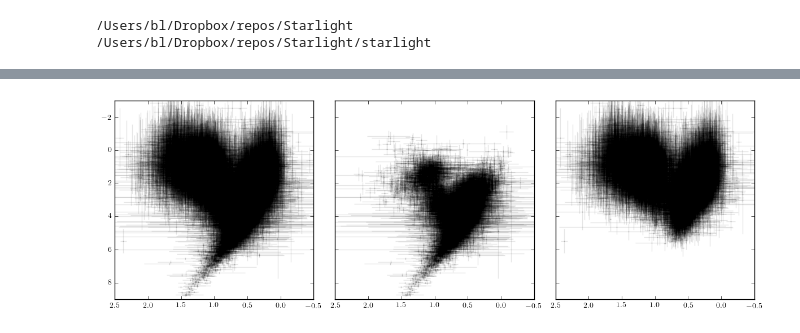
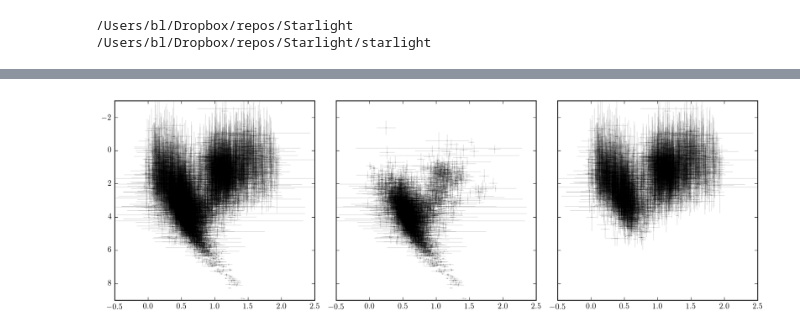
Before and after one commit to errai34/Starlight, a Jupyter notebook: notebooks/Simple HHRD applied to TGAS.ipynb, the cells around one changed output, grey strips where cells are left out. Drawn from its saved outputs; the diff is of its cells as text; code cells hidden in the pictures.

```diff
--- a/notebooks/Simple HHRD applied to TGAS.ipynb
+++ b/notebooks/Simple HHRD applied to TGAS.ipynb
@@ -91,7 +96,7 @@ Number of objects= 1464782
 bayestar = dustmaps.bayestar.BayestarQuery(max_samples=2)
 sfd = dustmaps.sfd.SFDQuery()
 # %%
-nobj = int(5e4) # len(df) #
+nobj = int(1e4) # len(df) #
 sel = np.random.choice(len(df), nobj, replace=False)
 
 varpi = df[['parallax']].values[sel, :].ravel().astype(np.double)
@@ -101,6 +106,7 @@ ls = df[['l']].values[sel, :].ravel().astype(np.double)
 bs = df[['b']].values[sel, :].ravel().astype(np.double)
 distances = (1/varpi)
 coords = SkyCoord(ls*units.deg, bs*units.deg, distance=distances*units.pc, frame='galactic')
+ras, decs = coords.icrs.ra.rad, coords.icrs.dec.rad
 ebv = bayestar(coords, mode='median')
 ebv2 = sfd(coords)
 ind2 = ~np.isfinite(ebv)
@@ -139,7 +145,7 @@ fig.tight_layout()
 # %%
 # Construct tiling of mag-color space
-nbins_perdim = 40
-finenbins_perdim = 160
+nbins_perdim = 60
+finenbins_perdim = 4*nbins_perdim
 nbins = nbins_perdim**(ncols+1)
 lines = [np.linspace(-3, 9, nbins_perdim), np.linspace(-0.5, 2.5, nbins_perdim)]
 flines = [np.linspace(-3, 9, finenbins_perdim), np.linspace(-0.5, 2.5, finenbins_perdim)]
@@ -216,7 +224,7 @@ for i in range(nsamp):
         stacked_counts += counts / nsamp
 # %%
 # Arbitrary cut but 0 or 1 should be reasonnable
-selection = np.where(stacked_counts.ravel() > 1.0)[0]
+selection = np.where(stacked_counts.ravel() > 0.5)[0]
 binamps = 1*stacked_counts.ravel() / np.sum(stacked_counts)
 naive_model = hrd(xfine, binamps, binmus, binsigs).reshape(fgrids[0].shape)
 #selection = np.where(bincounts > 0)[0]
@@ -225,10 +233,10 @@ binamps_selection[selection] = 1
 selectionfct_model = hrd(xfine, binamps_selection, binmus, binsigs).reshape(fgrids[0].shape)
 print(selection.size, nbins)
 
-import scipy.ndimage.filters
-binamps_selection2 = 1 - scipy.ndimage.filters.uniform_filter(1-binamps_selection.reshape(mugrids[0].shape),
-                                                          2, mode='nearest').ravel()
-selectionfct_model2 = hrd(xfine, binamps_selection2, binmus, binsigs).reshape(fgrids[0].shape)
+#import scipy.ndimage.filters
+#binamps_selection2 = 1 - scipy.ndimage.filters.uniform_filter(1-binamps_selection.reshape(mugrids[0].shape),
+#                                                          2, mode='nearest').ravel()
+#selectionfct_model2 = hrd(xfine, binamps_selection2, binmus, binsigs).reshape(fgrids[0].shape)
 #selection = np.where(binamps_selection > 0)[0]
 #print(selection.size, nbins)
 # %% [output]
@@ -236,3 +244,27 @@ selectionfct_model2 = hrd(xfine, binamps_selection2, binmus, binsigs).reshape(fg
+# %%
+# validation : random subset of object. Add noise
+# in the rest:
+# training 1: all objects
+# training 2: best objects
+# training 3: worst objects
+meanerrratio, xedges, yedges, binall2= scipy.stats.binned_statistic_2d(
+    obscolors[:, 0], obsabsmag[:], (varpi[:]/varpi_err[:]), range=[[lines[1][0], lines[1][-1]],
+                                                                  [lines[0][0], lines[0][-1]]],
+                                 bins=[lines[1].size, lines[0].size], expand_binnumbers=True)
+binall = np.ravel_multi_index(binall2 - 1, (lines[1].size, lines[0].size), mode='raise', order='C')
+inds = np.where(np.in1d(binall, selection))[0]
+np.random.shuffle(inds)
+frac = 0.1
+lim = int(frac*nobj)
+ind_validation = inds[:lim]
+ind_validation = ind_validation[(varpi_err/varpi)[ind_validation]**2 < 0.2]
+ind_training = inds[lim:]
+ind_training_sorted = ind_training[np.argsort((varpi_err/varpi)[ind_training])]
+if ind_training_sorted.size % 2 == 0:
+    ind_training_best, ind_training_worst = np.split(ind_training_sorted[:], 2)
+else:
+    ind_training_best, ind_training_worst = np.split(ind_training_sorted[:-1], 2)
+snrlim = np.min((varpi/varpi_err)[ind_training_best])
 # %%
 cmap = plt.cm.gray_r
 cmap.set_gamma(0.5)
@@ -303,26 +363,26 @@ fig.savefig('../paper/datasummary.pdf')
 # %%
 fig, axs = plt.subplots(1, 3, figsize=(12, 4), sharex=True, sharey=True)
 axs = axs.ravel()
 yerr = np.sqrt(obsmags_err**2 + (logdist_err)**2)
 xerr = obscolors_err
 args = {'fmt': 'o', 'markersize': 1, 'color': 'k', 'lw': 1, 'capsize': 0, 'alpha': 0.1}
 axs[0].errorbar(obscolors[ind_training],
                 obsabsmag[ind_training],
                 yerr=yerr[ind_training],
                 xerr=xerr[ind_training],
                 **args)
 axs[1].errorbar(obscolors[ind_training_best],
                 obsabsmag[ind_training_best],
                 yerr=yerr[ind_training_best],
                 xerr=xerr[ind_training_best],
                 **args)
 axs[2].errorbar(obscolors[ind_training_worst],
                 obsabsmag[ind_training_worst],
                 yerr=yerr[ind_training_worst],
                 xerr=xerr[ind_training_worst],
                 **args)
 axs[-1].set_ylim(lines[0][-1], lines[0][0])
-axs[-1].set_xlim(lines[1][-1], lines[1][0])
+axs[-1].set_xlim(lines[1][0], lines[1][-1])
 fig.tight_layout()
 # %% [output]
-[figure, old version]
+[figure, new version]
```
Also changed, not shown: parts of 65 cells of this notebook, 9 other files.
